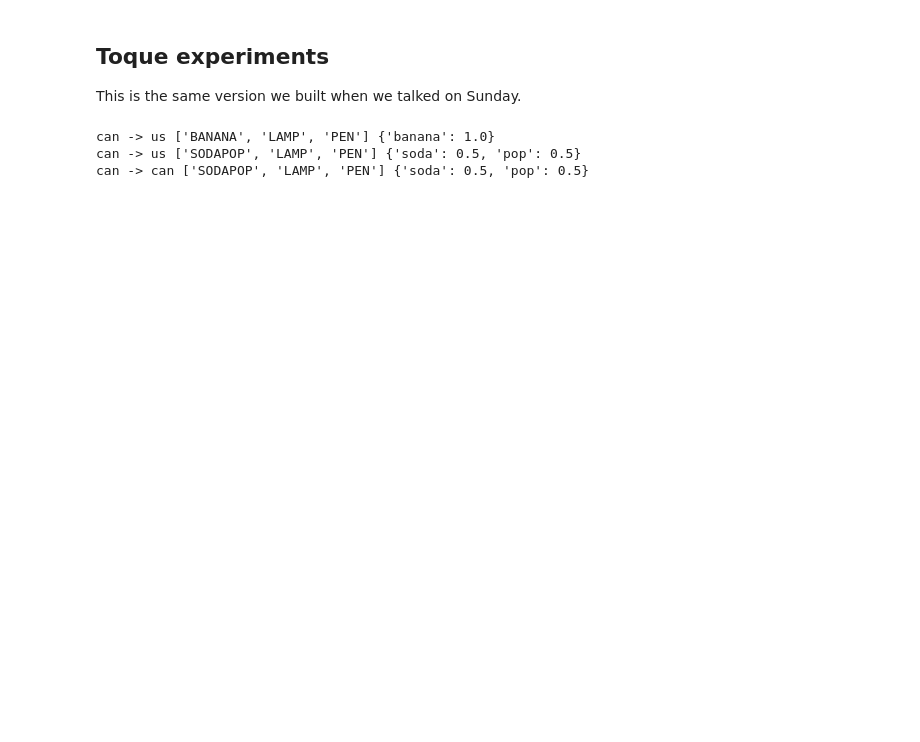
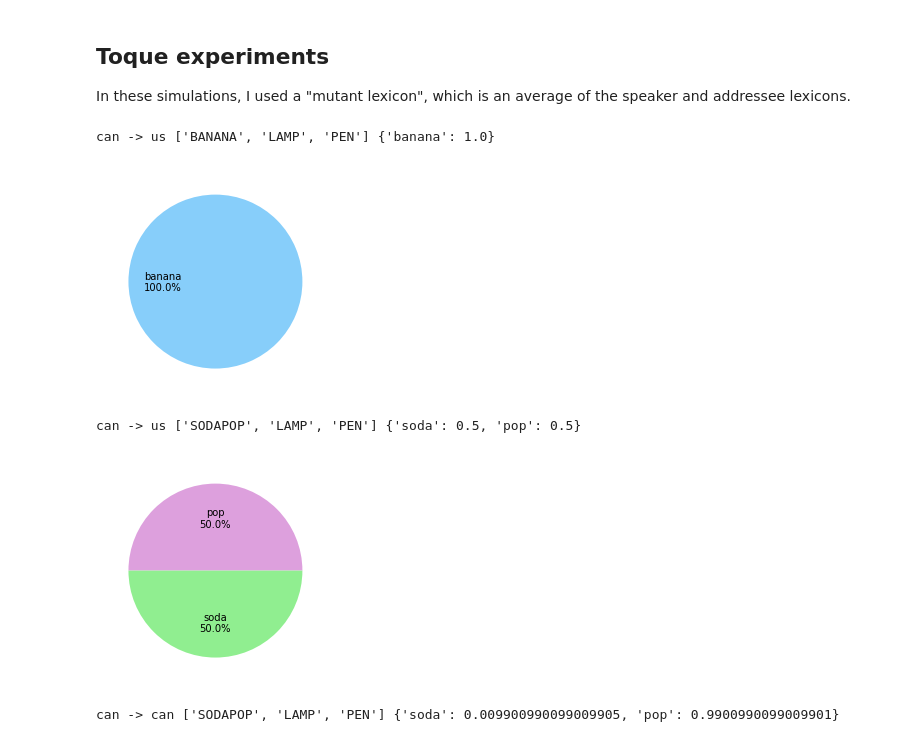
Before and after one commit to annak-k/vocabulary-mismatch-model, a Jupyter notebook: toque_experiments.ipynb, the cells around one changed output. Saved outputs shown, nothing was run; the diff lists cells and outputs as text; code cells hidden in the pictures; blank space fills up the shorter version.

Commit message:
Removed old versions of files. Cleaned up code.

```diff
--- a/toque_experiments.ipynb
+++ b/toque_experiments.ipynb
@@ -1,4 +0,0 @@
-# %% [markdown]
-## Toque experiments
-
-This is the same version we built when we talked on Sunday.
@@ -28,25 +1,58 @@ This is the same version we built when we talked on Sunday.
+# %% [markdown]
+## Toque experiments
+
+In these simulations, I used a "mutant lexicon", which is an average of the speaker and addressee lexicons.
 # %%
 # Initialize agents
 
 import model
-lambda_val = .1
-can_agent = model.Agent("CAN", lambda_param=lambda_val)
-us_agent = model.Agent("US", lambda_param=lambda_val)
-uk_agent = model.Agent("UK", lambda_param=lambda_val)
+import visualizations
+
+lambda_val = 1
+pragmatic_weight = 1
+pref_weight = 1
+length_cost_smoothing = 1
+speaker_weight = 0.5
+
+can_agent = model.Agent("CAN",
+    lambda_param=lambda_val,
+    pref_weight=pref_weight,
+    pragmatic_weight=pragmatic_weight,
+    length_cost_smoothing=length_cost_smoothing,
+    speaker_weight=speaker_weight)
+us_agent = model.Agent("US",
+    lambda_param=lambda_val,
+    pref_weight=pref_weight,
+    pragmatic_weight=pragmatic_weight,
+    length_cost_smoothing=length_cost_smoothing,
+    speaker_weight=speaker_weight)
+uk_agent = model.Agent("UK",
+    lambda_param=lambda_val,
+    pref_weight=pref_weight,
+    pragmatic_weight=pragmatic_weight,
+    length_cost_smoothing=length_cost_smoothing,
+    speaker_weight=speaker_weight)
 # %%
 # With/without variation in preferred term
 
 context_no_mismatch = ["BANANA", "LAMP", "PEN"]
 context_mismatch = ["SODAPOP", "LAMP", "PEN"]
 
+no_mismatch_result = can_agent.produce_matrix_mutant(context_no_mismatch, us_agent)
+print("can -> us", context_no_mismatch, no_mismatch_result)
+visualizations.make_pie_plot(no_mismatch_result)
 
-print("can -> us", context_no_mismatch, can_agent.produce_matrix(context_no_mismatch, us_agent))
-print("can -> us", context_mismatch, can_agent.produce_matrix(context_mismatch, us_agent))
-print("can -> can", context_mismatch, can_agent.produce_matrix(context_mismatch, can_agent))
+mismatch_result = can_agent.produce_matrix_mutant(context_mismatch, us_agent)
+print("can -> us", context_mismatch, mismatch_result)
+visualizations.make_pie_plot(mismatch_result)
+
+print("can -> can", context_mismatch, can_agent.produce_matrix_mutant(context_mismatch, can_agent))
 # %% [output]
 can -> us ['BANANA', 'LAMP', 'PEN'] {'banana': 1.0}
-can -> us ['SODAPOP', 'LAMP', 'PEN'] {'soda': 0.5, 'pop': 0.5}
-can -> can ['SODAPOP', 'LAMP', 'PEN'] {'soda': 0.5, 'pop': 0.5}
+[figure, added]
+can -> us ['SODAPOP', 'LAMP', 'PEN'] {'soda': 0.5, 'pop': 0.5}
+[figure, added]
+can -> can ['SODAPOP', 'LAMP', 'PEN'] {'soda': 0.009900990099009905, 'pop': 0.9900990099009901}
 # %%
 # Ambiguity case -- based simply on literal listener
 
```
Also changed, not shown: parts of 5 cells of this notebook, 5 other files.
